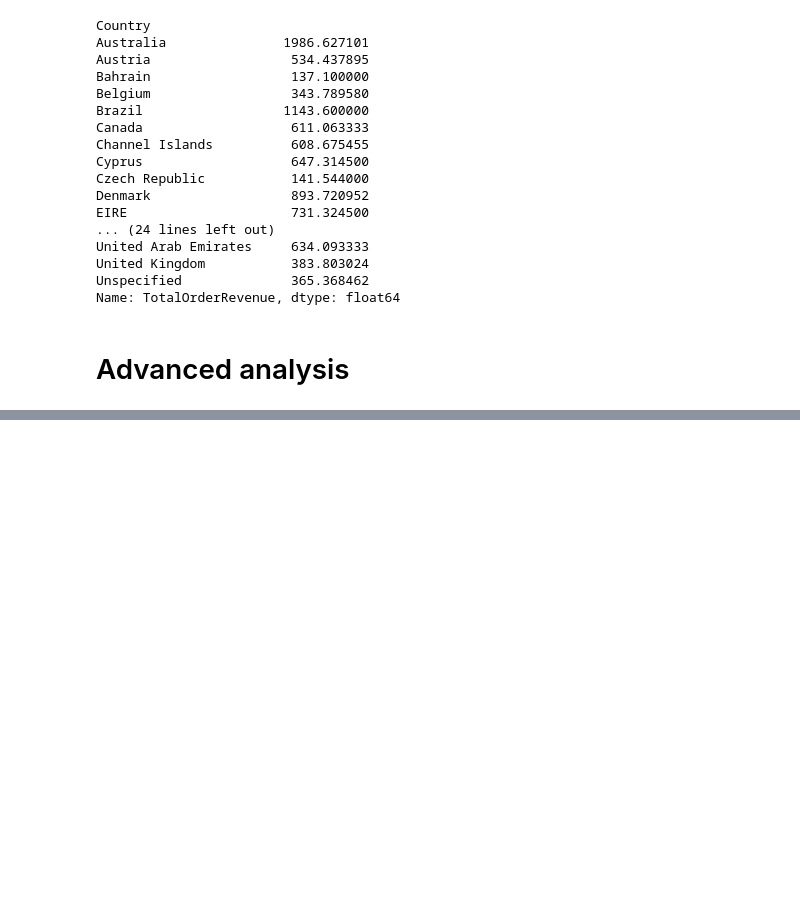
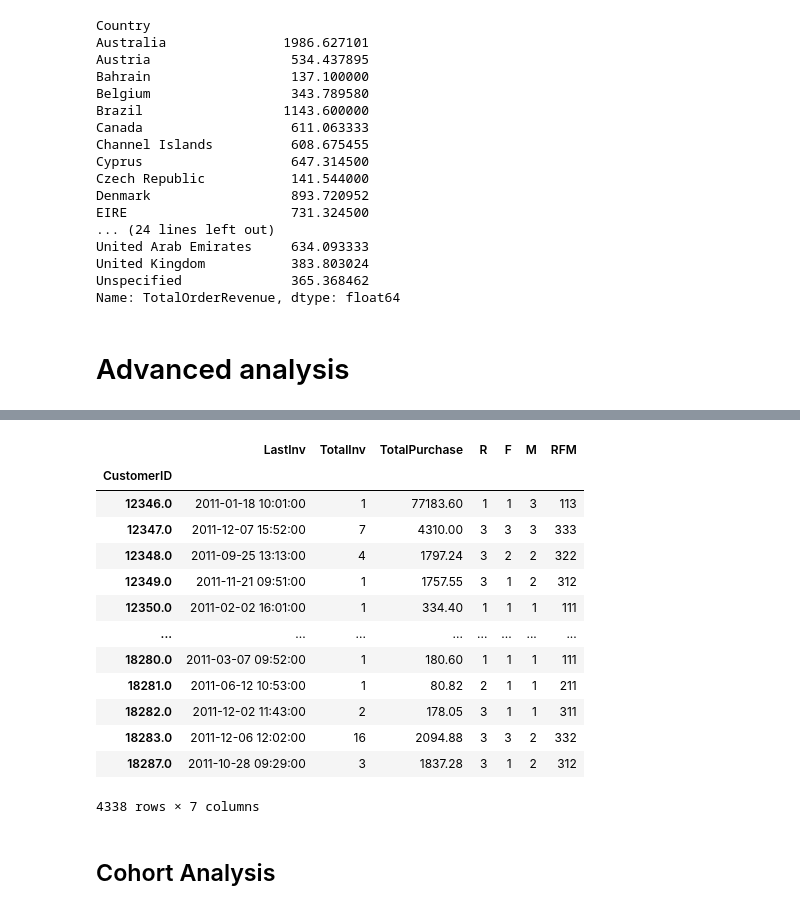
Before and after one commit to Zefirkq/ecommerce-data-analysis, a Jupyter notebook: e-com.ipynb, the cells around one changed output, grey strips where cells are left out. Drawn from its saved outputs; the diff is of its cells as text; code cells hidden in the pictures; blank space fills up the shorter version.

Commit message:
added RFM analysis

```diff
--- a/e-com.ipynb
+++ b/e-com.ipynb
@@ -351,0 +384,27 @@ Name: TotalOrderRevenue, dtype: float64
+# %%
+clients_inf['R'] = clients_inf.apply(lambda row: 3 if row['LastInv'] in time_interval_3 else (2 if row['LastInv'] in time_interval_2 else 1), axis=1)
+# %%
+clients_inf['F'] = clients_inf.apply(lambda row: 3 if row['TotalInv'] > 6 else (2 if row['TotalInv'] in [4, 5, 6] else 1), axis=1)
+# %%
+clients_inf['M'] = clients_inf.apply(lambda row: 3 if row['TotalPurchase'] >= 3750 else (2 if row['TotalPurchase'] > 1250 and row['TotalPurchase'] < 3750 else 1), axis=1)
+# %%
+clients_inf['RFM'] = clients_inf.apply(lambda row: str(row['R']) + str(row['F']) + str(row['M']), axis=1)
+# %%
+clients_inf
+# %% [output]
+|  | LastInv | TotalInv | TotalPurchase | R | F | M | RFM |
+| CustomerID |  |  |  |  |  |  |  |
+| 12346.0 | 2011-01-18 10:01:00 | 1 | 77183.60 | 1 | 1 | 3 | 113 |
+| 12347.0 | 2011-12-07 15:52:00 | 7 | 4310.00 | 3 | 3 | 3 | 333 |
+| 12348.0 | 2011-09-25 13:13:00 | 4 | 1797.24 | 3 | 2 | 2 | 322 |
+| 12349.0 | 2011-11-21 09:51:00 | 1 | 1757.55 | 3 | 1 | 2 | 312 |
+| 12350.0 | 2011-02-02 16:01:00 | 1 | 334.40 | 1 | 1 | 1 | 111 |
+| ... | ... | ... | ... | ... | ... | ... | ... |
+| 18280.0 | 2011-03-07 09:52:00 | 1 | 180.60 | 1 | 1 | 1 | 111 |
+| 18281.0 | 2011-06-12 10:53:00 | 1 | 80.82 | 2 | 1 | 1 | 211 |
+| 18282.0 | 2011-12-02 11:43:00 | 2 | 178.05 | 3 | 1 | 1 | 311 |
+| 18283.0 | 2011-12-06 12:02:00 | 16 | 2094.88 | 3 | 3 | 2 | 332 |
+| 18287.0 | 2011-10-28 09:29:00 | 3 | 1837.28 | 3 | 1 | 2 | 312 |
+4338 rows × 7 columns
+# %% [markdown]
+## Cohort Analysis
```
Also changed, not shown: parts of 3 cells of this notebook.
